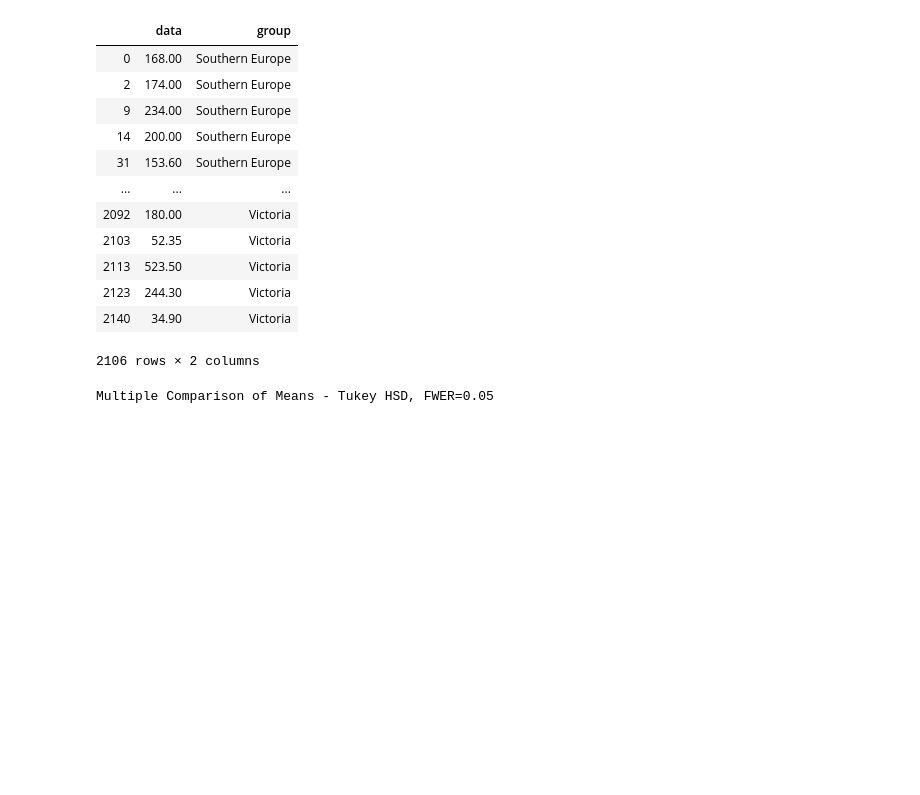
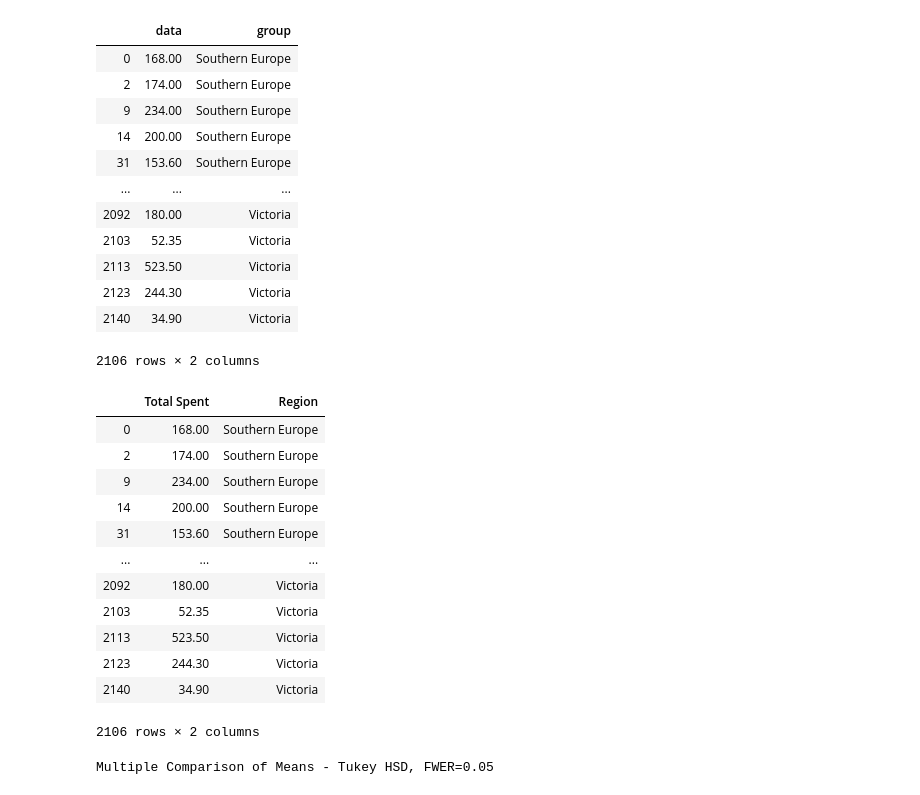
Before and after one commit to alexanderjohnny/hypothesis_testing_workflow_python, a Jupyter notebook: ALEX_BEAT_student.ipynb, the cells around one changed output. Cells and saved outputs as stored; diff of their text form; code cells hidden in the pictures; blank space fills up the shorter version.

```diff
--- a/ALEX_BEAT_student.ipynb
+++ b/ALEX_BEAT_student.ipynb
@@ -1252 +1258,17 @@ h3tukeyprepdf
+# %%
+h3tukeyprepdf
+# %% [output]
+|  | Total Spent | Region |
+| 0 | 168.00 | Southern Europe |
+| 2 | 174.00 | Southern Europe |
+| 9 | 234.00 | Southern Europe |
+| 14 | 200.00 | Southern Europe |
+| 31 | 153.60 | Southern Europe |
+| ... | ... | ... |
+| 2092 | 180.00 | Victoria |
+| 2103 | 52.35 | Victoria |
+| 2113 | 523.50 | Victoria |
+| 2123 | 244.30 | Victoria |
+| 2140 | 34.90 | Victoria |
+2106 rows × 2 columns
 # %%
```
Also changed, not shown: parts of 12 cells of this notebook, 22 other files.
